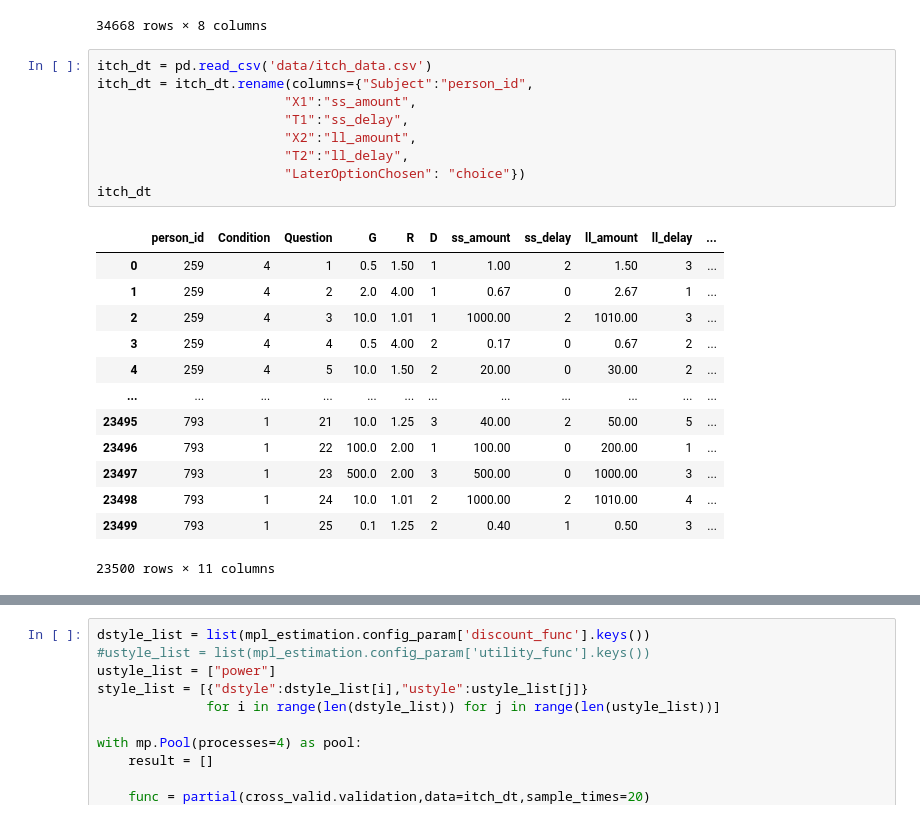
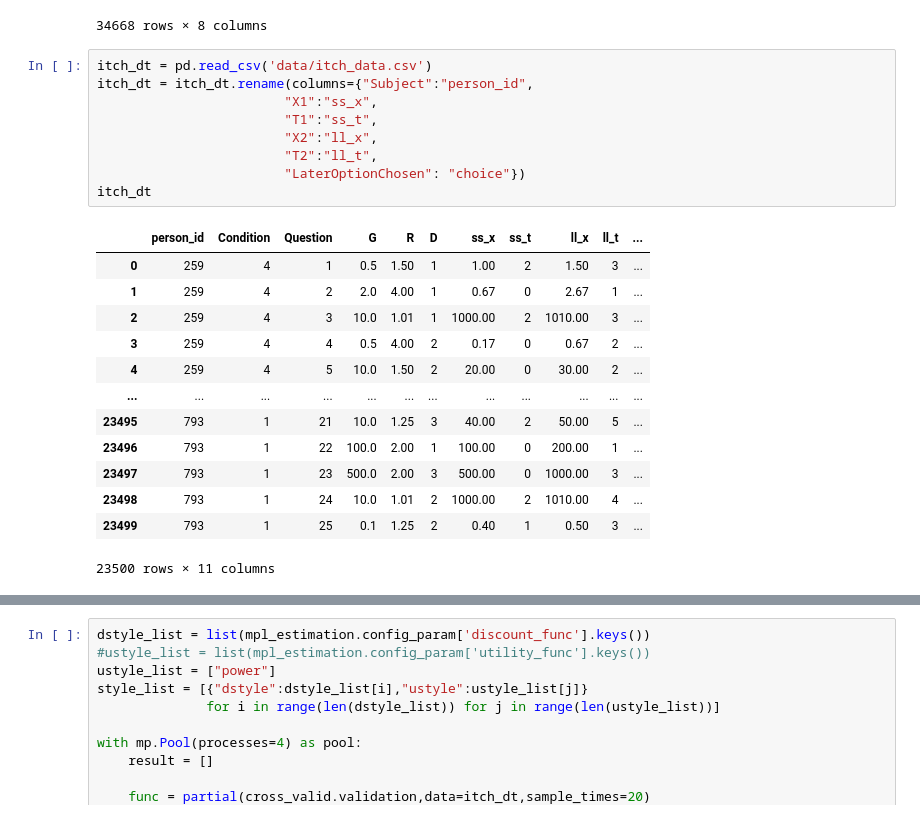
Before and after one commit to zarkwang/attention_discount_project, a Jupyter notebook: model/debug.ipynb, the cells around one changed output, grey strips where cells are left out. Cells and saved outputs as stored; diff of their text form.

```diff
--- a/model/debug.ipynb
+++ b/model/debug.ipynb
@@ -70,14 +71,14 @@ chavez_dt
 # %%
 itch_dt = pd.read_csv('data/itch_data.csv')
 itch_dt = itch_dt.rename(columns={"Subject":"person_id",
-                        "X1":"ss_amount",
-                        "T1":"ss_delay",
-                        "X2":"ll_amount",
-                        "T2":"ll_delay",
+                        "X1":"ss_x",
+                        "T1":"ss_t",
+                        "X2":"ll_x",
+                        "T2":"ll_t",
                         "LaterOptionChosen": "choice"})
 itch_dt
 # %% [output]
-|  | person_id | Condition | Question | G | R | D | ss_amount | ss_delay | ll_amount | ll_delay | ... |
+|  | person_id | Condition | Question | G | R | D | ss_x | ss_t | ll_x | ll_t | ... |
 | 0 | 259 | 4 | 1 | 0.5 | 1.50 | 1 | 1.00 | 2 | 1.50 | 3 | ... |
 | 1 | 259 | 4 | 2 | 2.0 | 4.00 | 1 | 0.67 | 0 | 2.67 | 1 | ... |
 | 2 | 259 | 4 | 3 | 10.0 | 1.01 | 1 | 1000.00 | 2 | 1010.00 | 3 | ... |
```
Also changed, not shown: parts of 3 cells of this notebook, 5 other files.
